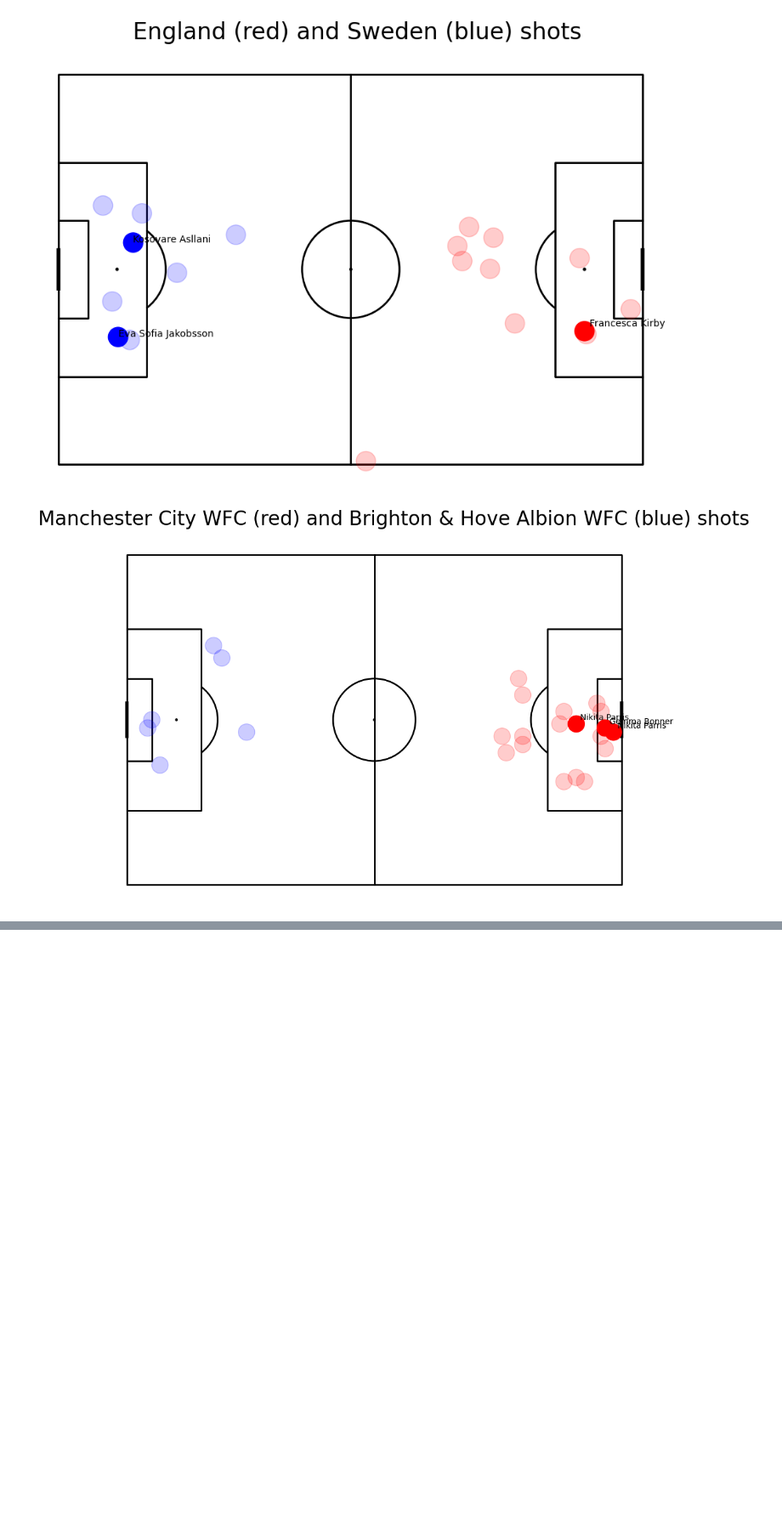
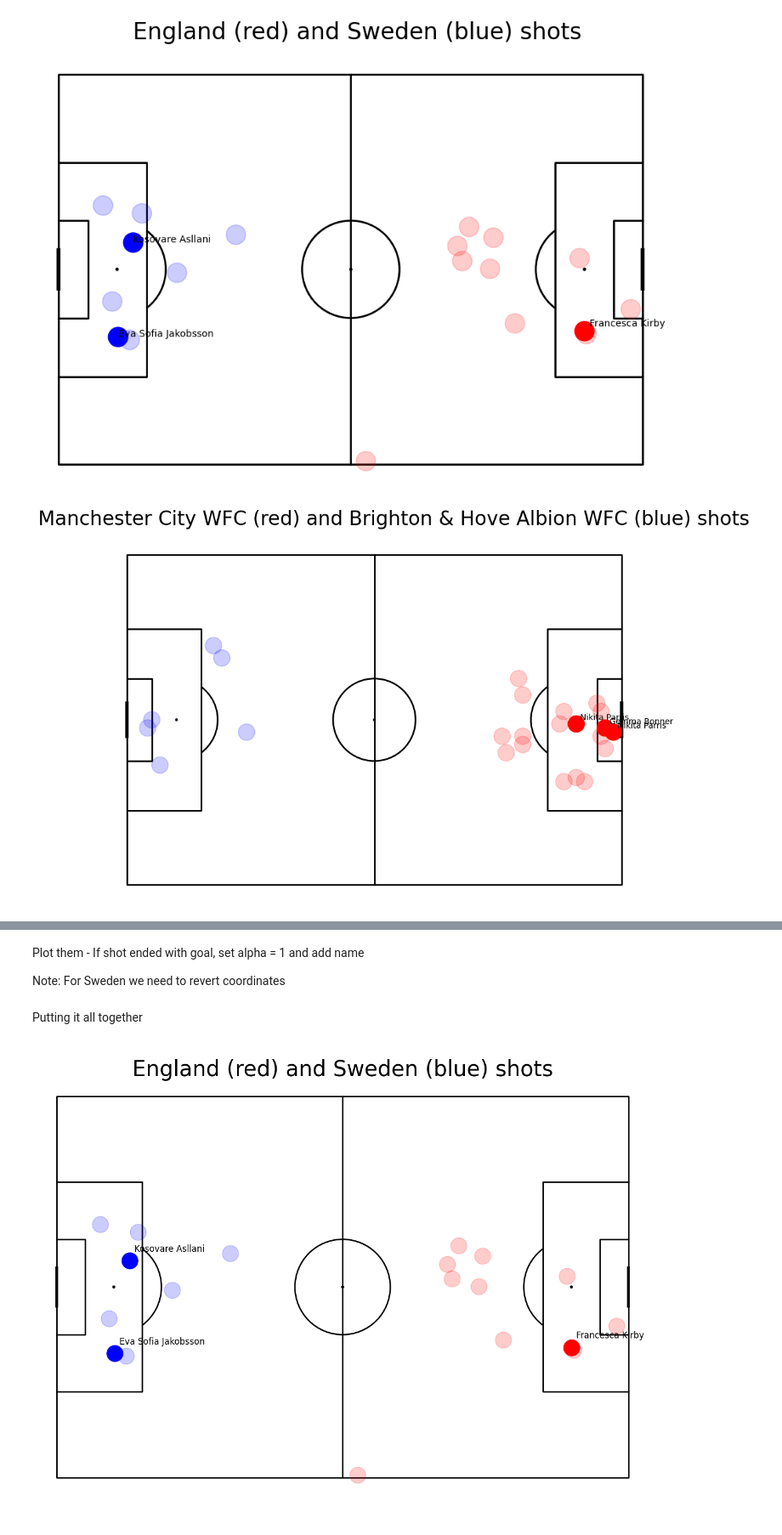
Before and after one commit to SrivinaySridhar/Soccermatics, a Jupyter notebook: fun/shot_map.ipynb, the cells around one changed output, grey strips where cells are left out. Shown at 85% size. Saved outputs shown, nothing was run; the diff lists cells and outputs as text; code cells hidden in the pictures; blank space fills up the shorter version.

```diff
--- a/fun/shot_map.ipynb
+++ b/fun/shot_map.ipynb
@@ -317,0 +354,8 @@ SBcreateShotMap(19790)
+# %%
+for i, row in df_england.iterrows():
+    if row["outcome_name"] == "Goal":
+        #make circle
+        pitch.scatter(row.x, row.y, alpha = 1, s = 500, color = "red", ax = ax['pitch'])
+        pitch.annotate(row["player_name"], (row.x + 1, row.y - 2), ax = ax['pitch'], fontsize = 12)
+    else:
+        pitch.scatter(row.x, row.y, alpha = 0.2, s = 500, color = "red", ax = ax['pitch'])
@@ -317,0 +370,3 @@ SBcreateShotMap(19790)
+# %%
+mask_sweden = (df.type_name == 'Shot') & (df.team_name == team2)
+df_sweden = df.loc[mask_sweden, ['x', 'y', 'outcome_name', "player_name"]]
@@ -317,0 +385,48 @@ SBcreateShotMap(19790)
+# %% [markdown]
+Plot them - If shot ended with goal, set alpha = 1 and add name
+
+Note: For Sweden we need to revert coordinates
+# %%
+for i, row in df_sweden.iterrows():
+    if row["outcome_name"] == 'Goal':
+       pitch.scatter(120 - row.x, 80 - row.y, alpha = 1, s = 500, color = "blue", ax = ax['pitch'])
+       pitch.annotate(row["player_name"], (120 - row.x + 1, 80 - row.y - 2), ax=ax['pitch'], fontsize = 12)
+    else:
+       pitch.scatter(120 - row.x, 80 - row.y, alpha = 0.2, s = 500, color = "blue", ax = ax['pitch'])
+# %% [markdown]
+Putting it all together
+# %%
+#create pitch
+pitch = Pitch(line_color='black')
+fig, ax = pitch.grid(grid_height=0.9, title_height=0.06, axis=False,
+                     endnote_height=0.04, title_space=0, endnote_space=0)
+#query
+mask_england = (df.type_name == 'Shot') & (df.team_name == team1)
+#finding rows in the df and keeping only necessary columns
+df_england = df.loc[mask_england, ['x', 'y', 'outcome_name', "player_name"]]
+
+#plot them - if shot ended with Goal - alpha 1 and add name
+#for England
+for i, row in df_england.iterrows():
+    if row["outcome_name"] == 'Goal':
+    #make circle
+       pitch.scatter(row.x, row.y, alpha = 1, s = 500, color = "red", ax=ax['pitch'])
+       pitch.annotate(row["player_name"], (row.x + 1, row.y - 2), ax=ax['pitch'], fontsize = 12)
+    else:
+       pitch.scatter(row.x, row.y, alpha = 0.2, s = 500, color = "red", ax=ax['pitch'])
+
+mask_sweden = (df.type_name == 'Shot') & (df.team_name == team2)
+df_sweden = df.loc[mask_sweden, ['x', 'y', 'outcome_name', "player_name"]]
+
+#for Sweden we need to revert coordinates
+for i, row in df_sweden.iterrows():
+    if row["outcome_name"] == 'Goal':
+       pitch.scatter(120 - row.x, 80 - row.y, alpha = 1, s = 500, color = "blue", ax=ax['pitch'])
+       pitch.annotate(row["player_name"], (120 - row.x + 1, 80 - row.y - 2), ax=ax['pitch'], fontsize = 12)
+    else:
+       pitch.scatter(120 - row.x, 80 - row.y, alpha = 0.2, s = 500, color = "blue", ax=ax['pitch'])
+
+fig.suptitle("England (red) and Sweden (blue) shots", fontsize = 30)
+plt.show()
+# %% [output]
+[figure, added]
```
Also changed, not shown: parts of 14 cells of this notebook.
